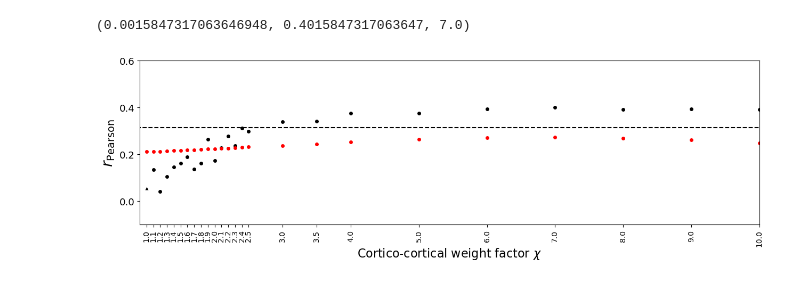
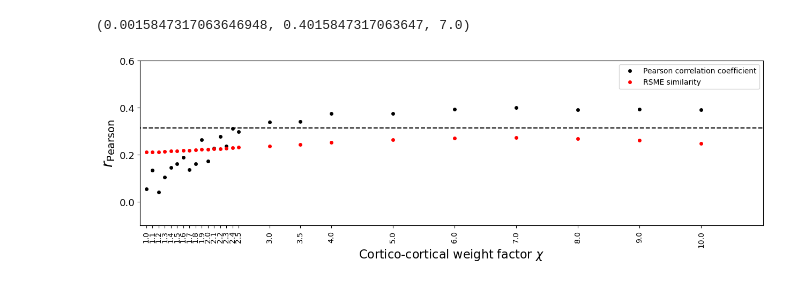
Before and after one commit to didi-hou/multi-area-model, a Jupyter notebook: parameter_scan.ipynb, the cells around one changed output. Drawn from its saved outputs; the diff is of its cells as text; code cells hidden in the pictures.

```diff
--- a/parameter_scan.ipynb
+++ b/parameter_scan.ipynb
@@ -315,40 +115,38 @@ fig = plt.figure(figsize=(15, 4))
 ax = plt.subplot()
 
 # Plot the correlation coefficient
-ax.plot(cc_weights_factor_list[1:], cc_list[1:], '.', ms=10,
-        markeredgecolor='none', label='Sim. vs. Exp.', color='k')
-ax.plot(cc_weights_factor_list[0], cc_list[0], '^', ms=5,
-        markeredgecolor='none', label='Sim. vs. Exp.', color='k')
+ax.plot(cc_weights_factor_list, cc_list, '.', ms=10,
+        markeredgecolor='none', label='Pearson correlation coefficient', color='k')
 
 # Plot the RSME similarity
 ax.plot(cc_weights_factor_list, rsme_sim_list, '.', ms=10,
-        markeredgecolor='none', label='Sim. vs. Exp.', color='r')
+        markeredgecolor='none', label='RSME similarity', color='r')
 
 # Correlation between exp. FC and structural connectivity
 # Construct the structural connectivity as the matrix of relative
 conn_matrix = np.zeros((len(M.area_list), len(M.area_list)))
 for i, area1 in enumerate(M.area_list):
     s = np.sum(list(M.K_areas[area1].values()))
     for j, area2 in enumerate(M.area_list):
         value = M.K_areas[area1][area2] / s
         conn_matrix[i][j] = value
 
 # Compute correlation between exp. FC and structural connectivity
 cc = np.corrcoef(zero_diagonal(conn_matrix).flatten(),
                  zero_diagonal(exp_FC).flatten())[0][1]
 
 # Formatting
 ax.hlines(cc, -0.1, 15, linestyle='dashed', color='k')
-ax.set_xlabel(r'Cortico-cortical weight factor $\chi$',
-              labelpad=-0.1, size=16)
-ax.set_ylabel(r'$r_{\mathrm{Pearson}}$', size=20)
-ax.set_xlim((0.9, 10.0))
+ax.set_xlabel(r'Cortico-cortical weight factor $\chi$', labelpad=-0.1, size=16)
+ax.set_xlim((0.9, 11.0))
 ax.set_ylim((-0.1, 0.6))
 ax.set_yticks([0., 0.2, 0.4, 0.6])
 ax.set_yticklabels([0., 0.2, 0.4, 0.6], size=13)
 ax.set_xticks(cc_weights_factor_list)
 ax.set_xticklabels(cc_weights_factor_list, size=10, rotation=90)
 
+plt.legend()
+
 plt.show()
 # %% [output]
-[figure, old version]
+[figure, new version]
```
Also changed, not shown: parts of 7 cells of this notebook.
